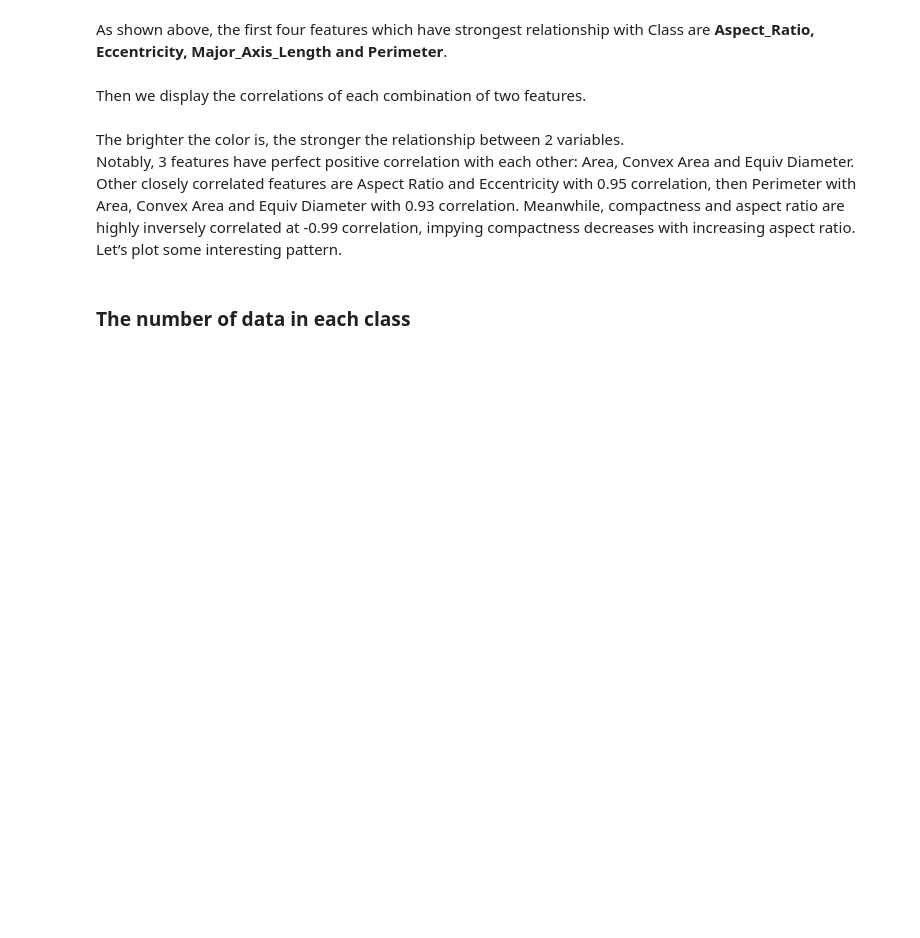
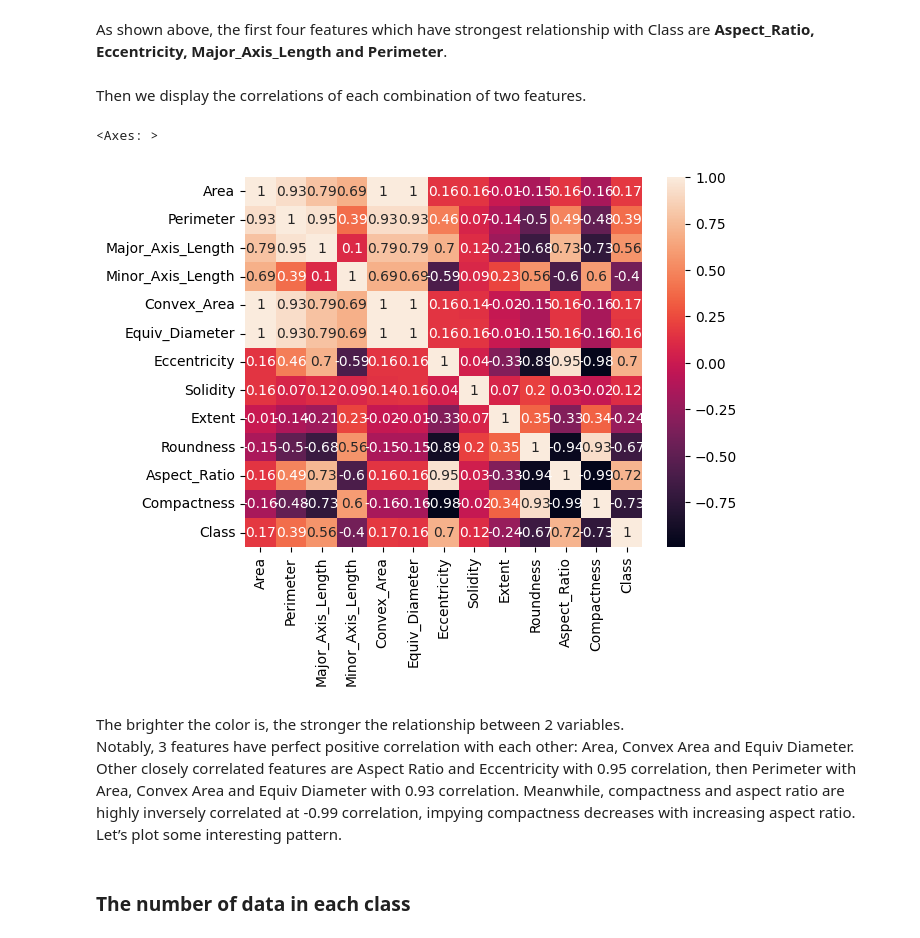
Before and after one commit to stinson122/stintsy_pumpkin, a Jupyter notebook: STINTSY_MLProject_PumpkinSeeds.ipynb, the cells around one changed output. Drawn from its saved outputs; the diff is of its cells as text; code cells hidden in the pictures; blank space fills up the shorter version.

```diff
--- a/STINTSY_MLProject_PumpkinSeeds.ipynb
+++ b/STINTSY_MLProject_PumpkinSeeds.ipynb
@@ -125,4 +202,6 @@ Similarly, for the purposes of our exploratory data analysis, we will also trans
 # %%
-data['Class'] = label_encoder.fit_transform(data['Class'])
+temp_df = data
 
-data['Class'].unique()
+temp_df['Class'] = label_encoder.fit_transform(temp_df['Class'])
+
+temp_df['Class'].unique()
@@ -139,8 +235,11 @@ As shown above, the first four features which have strongest relationship with C
 # %% [markdown]
 Then we display the correlations of each combination of two features.
 # %%
-corr = data.corr().round(2)
+corr = temp_df.corr().round(2)
 sns.heatmap(corr,cmap="rocket",annot=True)
+# %% [output]
+<Axes: >
+[figure, added]
 # %% [markdown]
 The brighter the color is, the stronger the relationship between 2 variables.<br>
 Notably, 3 features have perfect positive correlation with each other: Area, Convex Area and Equiv Diameter. Other closely correlated features are Aspect Ratio and Eccentricity with 0.95 correlation, then Perimeter with Area, Convex Area and Equiv Diameter with 0.93 correlation. Meanwhile, compactness and aspect ratio are highly inversely correlated at -0.99 correlation, impying compactness decreases with increasing aspect ratio.<br>
```
Also changed, not shown: parts of 72 cells of this notebook.
